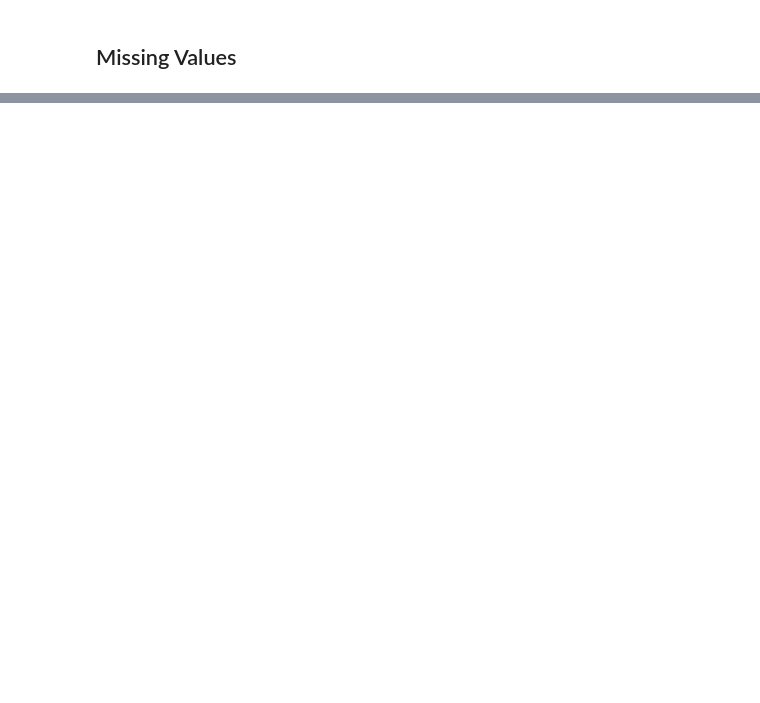
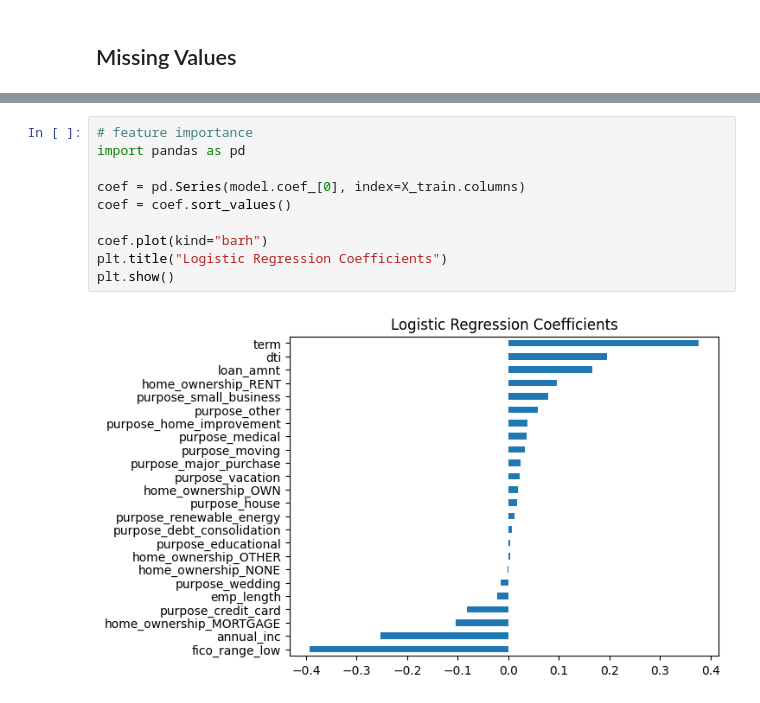
Before and after one commit to xinhaozhang0819-collab/IDS583_Final_Project, a Jupyter notebook: notebooks/exploratory_analysis.ipynb, the cells around one changed output, grey strips where cells are left out. Drawn from its saved outputs; the diff is of its cells as text; blank space fills up the shorter version.

```diff
--- a/notebooks/exploratory_analysis.ipynb
+++ b/notebooks/exploratory_analysis.ipynb
@@ -42,0 +174,12 @@ df.isnull().mean()
+# %%
+# feature importance
+import pandas as pd
+
+coef = pd.Series(model.coef_[0], index=X_train.columns)
+coef = coef.sort_values()
+
+coef.plot(kind="barh")
+plt.title("Logistic Regression Coefficients")
+plt.show()
+# %% [output]
+[figure, added]
```
Also changed, not shown: parts of 30 cells of this notebook, 7 other files.
